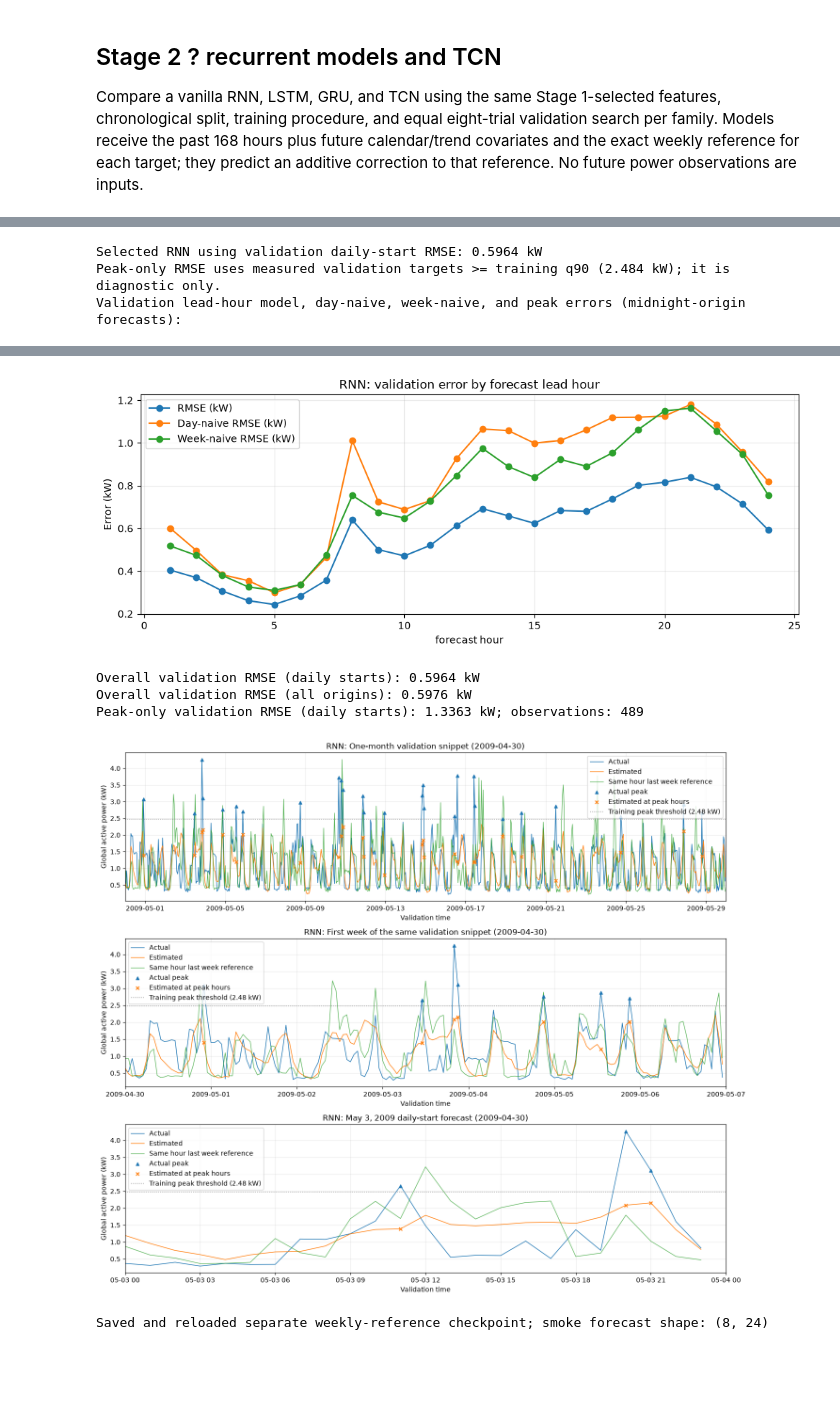
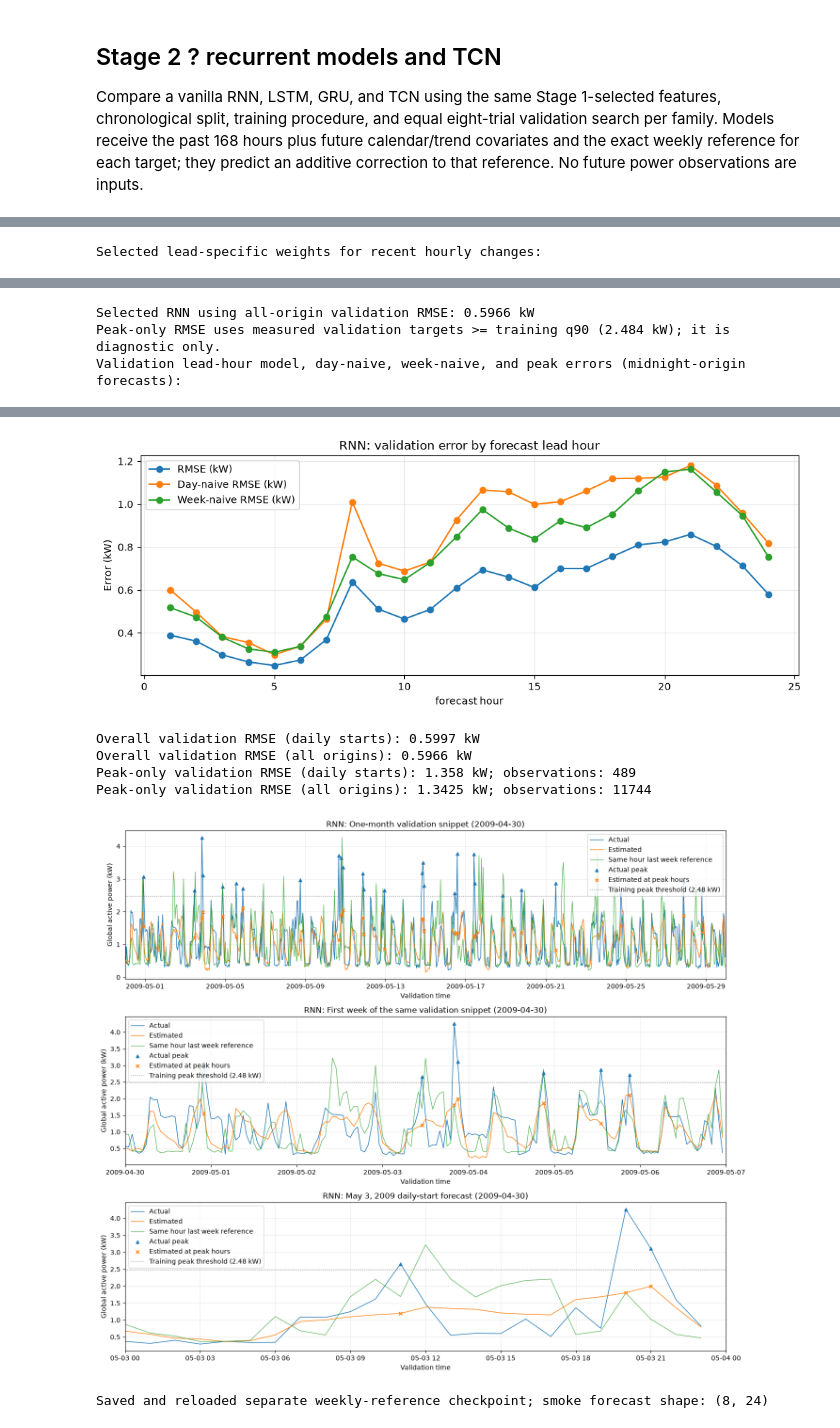
Before and after one commit to ahazen1/AISE4010, a Jupyter notebook: AISE4010_Project_Group11_Stage2_WeeklyReference.ipynb, the cells around one changed output, grey strips where cells are left out. Cells and saved outputs as stored; diff of their text form; code cells hidden in the pictures; blank space fills up the shorter version.

```diff
--- a/AISE4010_Project_Group11_Stage2_WeeklyReference.ipynb
+++ b/AISE4010_Project_Group11_Stage2_WeeklyReference.ipynb
@@ -314,8 +418,11 @@ def predict(model, X, future):
             )
         ]
     adjustment = torch.cat(batches)
-    weekly_reference = torch.from_numpy(future[..., -1])
-    return (adjustment + weekly_reference).numpy()
+    hour_prior_idx = FUTURE_MODEL_FEATURES.index(FUTURE_HOUR_PRIOR_FEATURE)
+    reference_idx = FUTURE_MODEL_FEATURES.index(FUTURE_REFERENCE_FEATURE)
+    hour_prior = torch.from_numpy(future[..., hour_prior_idx])
+    weekly_reference = torch.from_numpy(future[..., reference_idx])
+    return (adjustment + hour_prior + weekly_reference).numpy()
 
 def fit(build, train, val, lr=3e-4, batch_size=BATCH, weight_decay=1e-2,
         max_epochs=MAX_EPOCHS, patience=PATIENCE):
@@ -599,10 +735,17 @@ Each of the RNN, LSTM, GRU, and TCN families retains eight trials. Each model tr
 # %%
-# Lock the best Stage 2 family using daily-start validation RMSE, then inspect lead-hour errors.
+# Lock the best Stage 2 family using all-origin validation RMSE, then inspect diagnostics.
 stage2_family = stage2_family_results.index[0]
 stage2_best = stage2_best_by_family[stage2_family]
 stage2_tuned = stage2_best['model']
 stage2_tuned_name = f'{stage2_family} (Stage 2 weekly-reference experiment)'
 stage2_tuned_inference = None
+stage2_change_lag_weights = pd.DataFrame(
+    stage2_tuned.change_lag_weights.detach().cpu().numpy(),
+    index=pd.Index(range(1, HORIZON + 1), name='forecast hour'),
+    columns=[f'{lag}-hour-old change' for lag in LAGGED_CHANGE_HOURS],
+)
+print('Selected lead-specific weights for recent hourly changes:')
+display(stage2_change_lag_weights.round(4))
 
 def inference_ms_per_1000_windows(model, X, future, repeats=3):
     sample, future_sample = X[:min(1024, len(X))], future[:min(1024, len(future))]
@@ -651,7 +794,7 @@ for lead_hour in range(HORIZON):
         'measured observations': len(errors),
     })
 stage2_horizon_errors = pd.DataFrame(lead_rows).set_index('forecast hour')
-print(f'Selected {stage2_family} using validation daily-start RMSE: {stage2_best["val RMSE (daily starts)"]:.4f} kW')
+print(f'Selected {stage2_family} using all-origin validation RMSE: {stage2_best["val RMSE (all hours)"]:.4f} kW')
 print(f'Peak-only RMSE uses measured validation targets >= training q90 ({PEAK_THRESHOLD_KW:.3f} kW); it is diagnostic only.')
 print('Validation lead-hour model, day-naive, week-naive, and peak errors (midnight-origin forecasts):')
 display(stage2_horizon_errors.round(4))
@@ -670,9 +813,15 @@ stage2_peak_rmse = (
     np.sqrt(np.mean(daily_error[stage2_peak_mask] ** 2))
     if stage2_peak_mask.any() else np.nan
 )
+stage2_all_peak_mask = measured['val'] & (Y_kw['val'] >= PEAK_THRESHOLD_KW)
+stage2_all_peak_rmse = (
+    np.sqrt(np.mean(daily_error[stage2_all_peak_mask] ** 2))
+    if stage2_all_peak_mask.any() else np.nan
+)
 print('Overall validation RMSE (daily starts):', round(stage2_daily_metrics['RMSE'], 4), 'kW')
 print('Overall validation RMSE (all origins):', round(stage2_all_metrics['RMSE'], 4), 'kW')
 print('Peak-only validation RMSE (daily starts):', round(float(stage2_peak_rmse), 4), 'kW; observations:', int(stage2_peak_mask.sum()))
+print('Peak-only validation RMSE (all origins):', round(float(stage2_all_peak_rmse), 4), 'kW; observations:', int(stage2_all_peak_mask.sum()))
 
 daily_val_predictions = prediction_kw[daily_rows]
 daily_val_actuals = Y_kw['val'][daily_rows]
@@ -743,9 +892,19 @@ torch.save({
     'future_known_features': FUTURE_KNOWN_FEATURES,
     'future_model_features': FUTURE_MODEL_FEATURES,
     'future_trend_features': FUTURE_TREND_FEATURES,
+    'future_change_features': FUTURE_CHANGE_FEATURES,
+    'trainable_recent_change_lags_hours': list(LAGGED_CHANGE_HOURS),
+    'change_lag_weights_by_forecast_hour': stage2_change_lag_weights.to_numpy().tolist(),
+    'validation_selection_metric': 'measured_hour_rmse_all_forecast_origins',
+    'historical_change_features': [
+        GAP_CHANGE_1H_FEATURE, GAP_AVG_CHANGE_3H_FEATURE,
+        'GAP_change_1h_observed', 'GAP_avg_change_3h_observed',
+    ],
+    'hour_of_day_prior_weight': HOUR_OF_DAY_PRIOR_WEIGHT,
+    'hour_of_day_mean_power_profile_kw': HOUR_OF_DAY_POWER_PROFILE_KW.tolist(),
     'forecast_reference': 'same_hour_168_hours_before_target',
     'forecast_reference_lag_hours': WEEK,
-    'model_output': 'unclipped_adjustment_from_weekly_reference',
+    'model_output': 'unclipped_adjustment_from_hour_of_day_weekly_reference_blend',
     'x_mean': x_scaler.mean_.tolist(),
     'x_scale': x_scaler.scale_.tolist(),
 }, weekly_checkpoint_path)
@@ -760,6 +919,4 @@ smoke_forecast = predict(
 assert smoke_forecast.shape == (8, HORIZON) and np.isfinite(smoke_forecast).all()
 print('Saved and reloaded separate weekly-reference checkpoint; smoke forecast shape:', smoke_forecast.shape)
 # %% [output]
-Selected RNN using validation daily-start RMSE: 0.5964 kW
-Peak-only RMSE uses measured validation targets >= training q90 (2.484 kW); it is diagnostic only.
-Validation lead-hour model, day-naive, week-naive, and peak errors (midnight-origin forecasts):
+Selected lead-specific weights for recent hourly changes:
@@ -783,0 +941,3 @@ Validation lead-hour model, day-naive, week-naive, and peak errors (midnight-ori
+Selected RNN using all-origin validation RMSE: 0.5966 kW
+Peak-only RMSE uses measured validation targets >= training q90 (2.484 kW); it is diagnostic only.
+Validation lead-hour model, day-naive, week-naive, and peak errors (midnight-origin forecasts):
@@ -784,6 +962,7 @@ Validation lead-hour model, day-naive, week-naive, and peak errors (midnight-ori
-[figure, old version]
+[figure, new version]
-Overall validation RMSE (daily starts): 0.5964 kW
-Overall validation RMSE (all origins): 0.5976 kW
-Peak-only validation RMSE (daily starts): 1.3363 kW; observations: 489
+Overall validation RMSE (daily starts): 0.5997 kW
+Overall validation RMSE (all origins): 0.5966 kW
+Peak-only validation RMSE (daily starts): 1.358 kW; observations: 489
+Peak-only validation RMSE (all origins): 1.3425 kW; observations: 11744
-[figure, old version]
+[figure, new version]
-Saved and reloaded separate weekly-reference checkpoint; smoke forecast shape: (8, 24)
+Saved and reloaded separate weekly-reference checkpoint; smoke forecast shape: (8, 24)
```
Also changed, not shown: parts of 9 cells of this notebook, 1 other file.
